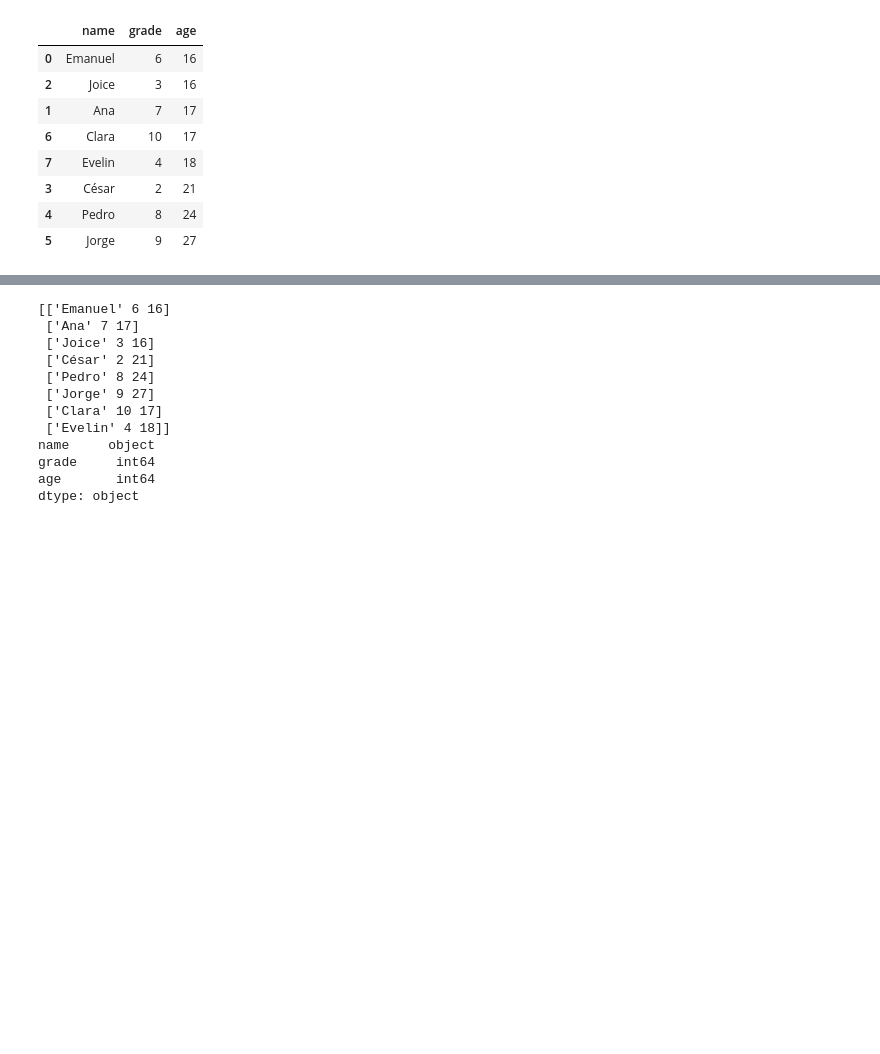
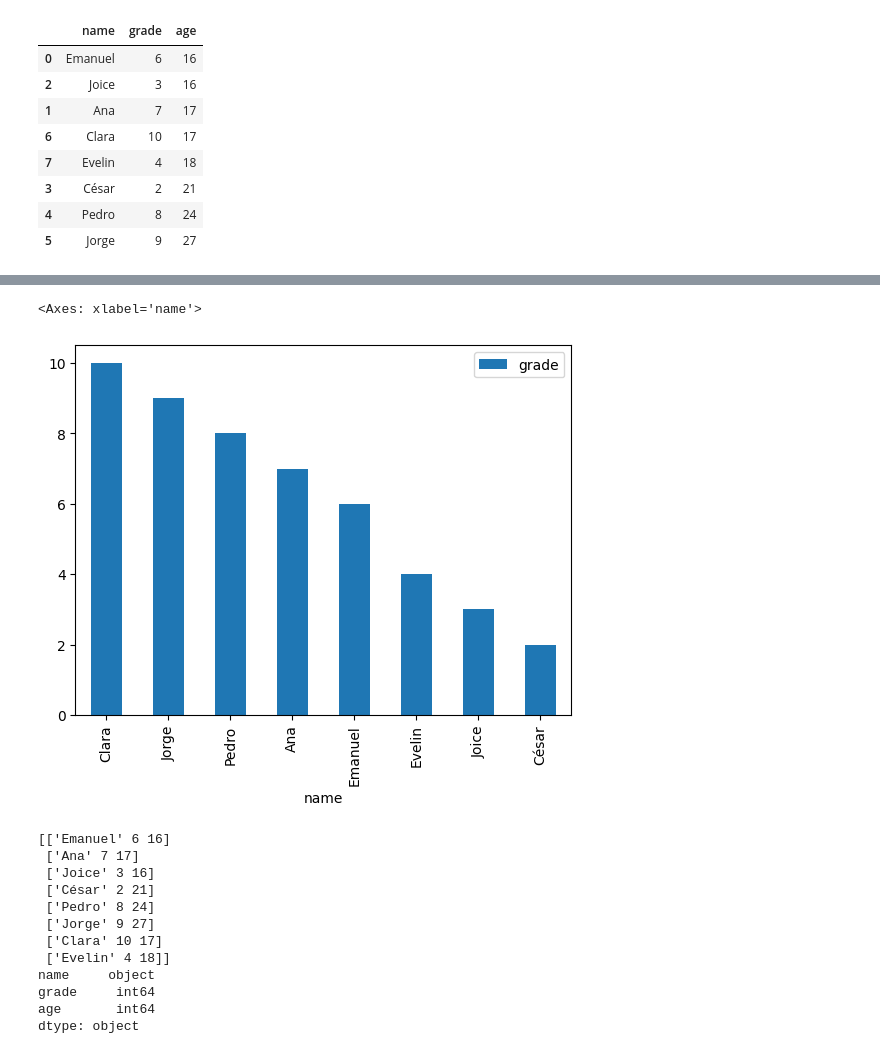
Before and after one commit to EmanuelQuintino/Data-Analysis-Course, a Jupyter notebook: 4-Data-Analytics/class-02-pandas/df_statistics.ipynb, the cells around one changed output, grey strips where cells are left out. Saved outputs shown, nothing was run; the diff lists cells and outputs as text; code cells hidden in the pictures; blank space fills up the shorter version.

```diff
--- a/4-Data-Analytics/class-02-pandas/df_statistics.ipynb
+++ b/4-Data-Analytics/class-02-pandas/df_statistics.ipynb
@@ -24,3 +42,8 @@ df_student.sort_values(by="age").head(10)
+# %%
+df_student.sort_values(by="grade", ascending=False).plot.bar(x="name", y="grade") #barh
+# %% [output]
+<Axes: xlabel='name'>
+[figure, added]
 # %%
 print(df_student.values)
 print(df_student.dtypes)
```
Also changed, not shown: parts of 6 cells of this notebook.
